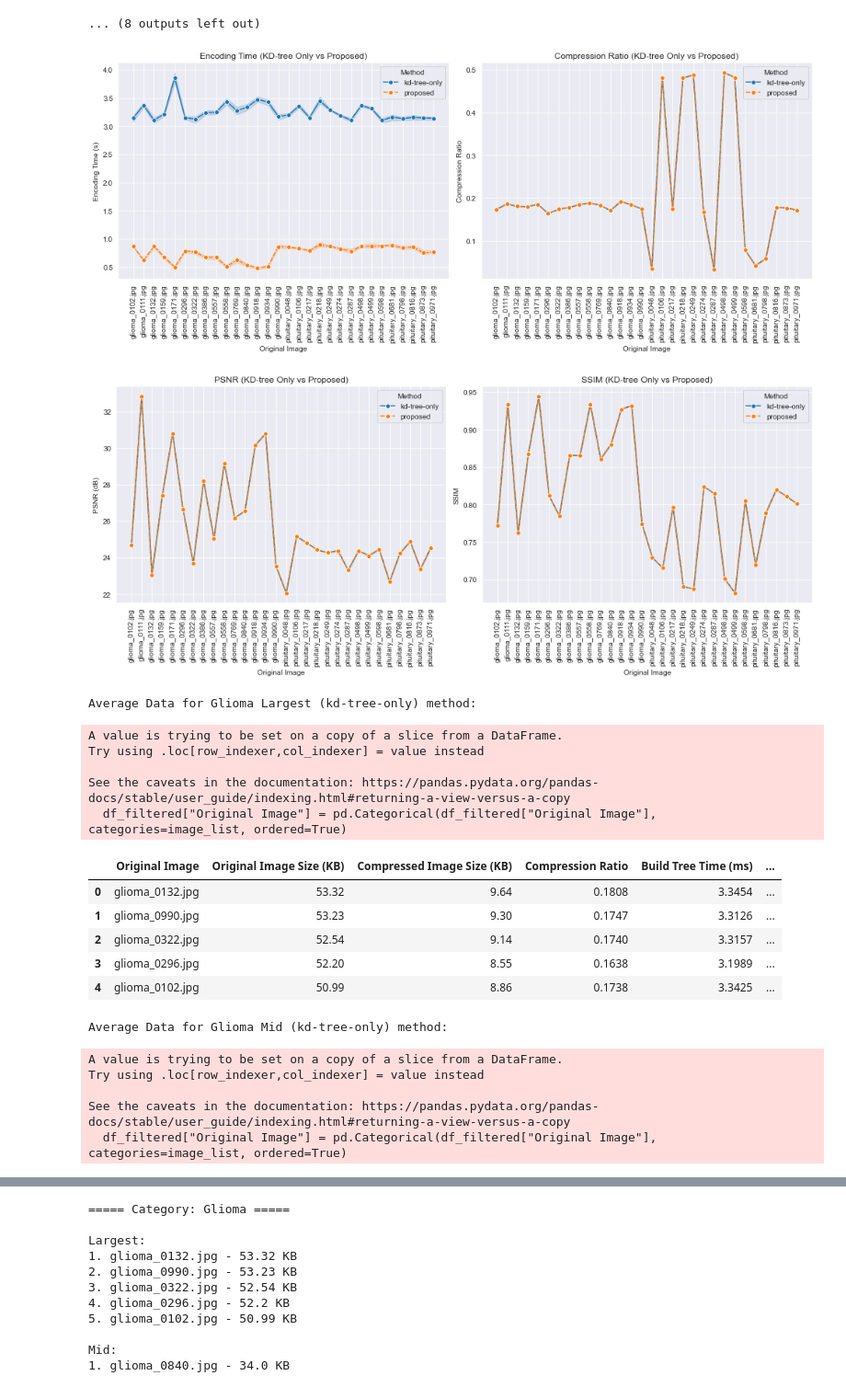
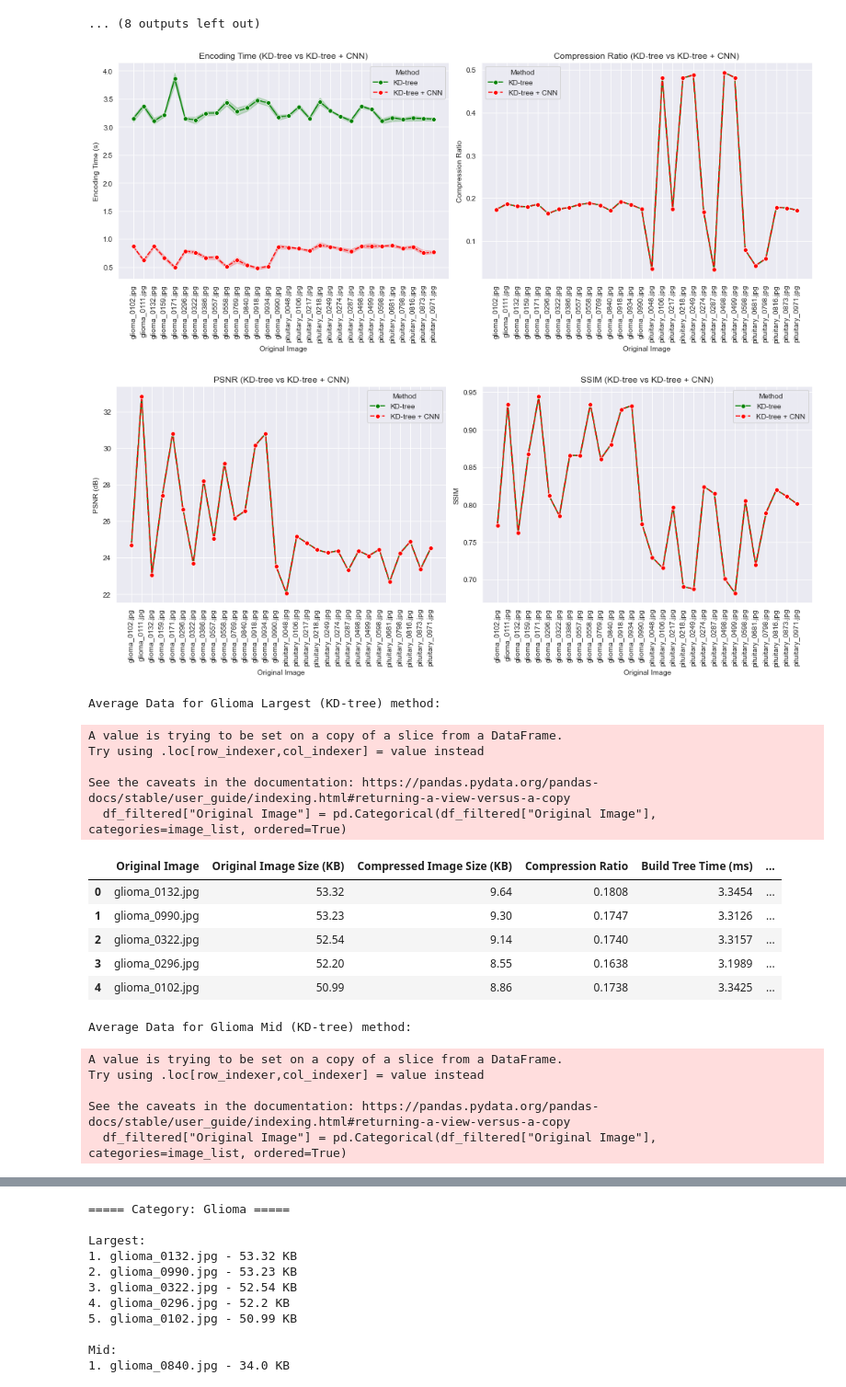
Before and after one commit to cashauce/ThesisFractalCNN, a Jupyter notebook: data/tables.ipynb, the cells around one changed output, grey strips where cells are left out. Shown at 92% size. Saved outputs shown, nothing was run; the diff lists cells and outputs as text; code cells hidden in the pictures.

```diff
--- a/data/tables.ipynb
+++ b/data/tables.ipynb
@@ -727,8 +779,14 @@ df = pd.read_csv(multiTest_csvFile)
 # Apply the conversion function to the "Compression Ratio" column
 df["Compression Ratio"] = df["Compressed Image Size (KB)"] / df["Original Image Size (KB)"]
 
+# Rename method labels
+df["Method"] = df["Method"].replace({
+    "kd-tree-only": "KD-tree",
+    "proposed": "KD-tree + CNN"
+})
+
 # Filter only kd-tree-only and proposed methods
-df_filtered = df[df["Method"].isin(["kd-tree-only", "proposed"])]
+df_filtered = df[df["Method"].isin(["KD-tree", "KD-tree + CNN"])]
 df_filtered = df_filtered.sort_values(by="Original Image")
 
 
@@ -744,10 +802,11 @@ sns.lineplot(
     y="Encoding Time (s)",
     hue="Method",
     style="Method",
-    marker="o"
+    marker="o",
+    palette=palette
 )
 plt.xticks(rotation=90)
-plt.title("Encoding Time (KD-tree Only vs Proposed)")
+plt.title("Encoding Time (KD-tree vs KD-tree + CNN)")
 plt.ylabel("Encoding Time (s)")
 plt.xlabel("Original Image")
 plt.grid(True)
@@ -760,10 +819,11 @@ sns.lineplot(
     y="Compression Ratio",
     hue="Method",
     style="Method",
-    marker="o"
+    marker="o",
+    palette=palette
 )
 plt.xticks(rotation=90)
-plt.title("Compression Ratio (KD-tree Only vs Proposed)")
+plt.title("Compression Ratio (KD-tree vs KD-tree + CNN)")
 plt.ylabel("Compression Ratio")
 plt.xlabel("Original Image")
 plt.grid(True)
@@ -784,10 +844,11 @@ sns.lineplot(
     y="PSNR (dB)",
     hue="Method",
     style="Method",
-    marker="o"
+    marker="o",
+    palette=palette
 )
 plt.xticks(rotation=90)
-plt.title("PSNR (KD-tree Only vs Proposed)")
+plt.title("PSNR (KD-tree vs KD-tree + CNN)")
 plt.ylabel("PSNR (dB)")
 plt.xlabel("Original Image")
 plt.grid(True)
@@ -800,10 +861,11 @@ sns.lineplot(
     y="SSIM",
     hue="Method",
     style="Method",
-    marker="o"
+    marker="o",
+    palette=palette
 )
 plt.xticks(rotation=90)
-plt.title("SSIM (KD-tree Only vs Proposed)")
+plt.title("SSIM (KD-tree vs KD-tree + CNN)")
 plt.ylabel("SSIM")
 plt.xlabel("Original Image")
 plt.grid(True)
@@ -813,7 +875,7 @@ plt.show()
 
 
 # Group by "Original Image" and calculate the mean for each column for the kd-tree-only method
-df_kd_tree = df[df["Method"] == "kd-tree-only"].groupby("Original Image").agg({
+df_kd_tree = df[df["Method"] == "KD-tree"].groupby("Original Image").agg({
     "Original Image Size (KB)": "mean",
     "Compressed Image Size (KB)": "mean",
     "Compression Ratio": "mean",
@@ -843,37 +905,37 @@ def display_avg_data(image_list, method_df, method_name):
         "Compression Ratio": 4,
         "Build Tree Time (ms)": 4,
         "Nearest Search Time (ms)": 4,
         "CNN Inference Time (ms)": 4,
         "Encoding Time (s)": 4,
         "Decoding Time (s)": 4,
         "PSNR (dB)": 4,
         "SSIM": 4,
         "Blocks (blocks/s)": 4
     })
 
     # Display the filtered and ordered data
     print(f"Average Data for {method_name} method:")
     display(df_filtered[[
         "Original Image", "Original Image Size (KB)", "Compressed Image Size (KB)",
         "Compression Ratio", "Build Tree Time (ms)", "Nearest Search Time (ms)",
         "CNN Inference Time (ms)", "Encoding Time (s)", "Decoding Time (s)",
         "PSNR (dB)", "SSIM", "Blocks (blocks/s)"
     ]])
     print("\n")
 
 # Now, let's display the averaged data for each category using the kd-tree-only method
 for category, image_list in zip(
     ["Glioma Largest", "Glioma Mid", "Glioma Smallest",
      "Pituitary Largest", "Pituitary Mid", "Pituitary Smallest"],
     [glioma_Largest, glioma_Mid, glioma_Smallest,
      pituitary_Largest, pituitary_Mid, pituitary_Smallest]):
 
     # Display averaged data for the kd-tree-only method
-    display_avg_data(image_list, df_kd_tree, f"{category} (kd-tree-only)")
+    display_avg_data(image_list, df_kd_tree, f"{category} (KD-tree)")
 # %% [output]
-[figure, old version]
+[figure, new version]
-[figure, old version]
+[figure, new version]
-Average Data for Glioma Largest (kd-tree-only) method:
+Average Data for Glioma Largest (KD-tree) method:
 A value is trying to be set on a copy of a slice from a DataFrame.
 Try using .loc[row_indexer,col_indexer] = value instead
 
@@ -885,7 +947,7 @@ See the caveats in the documentation: https://pandas.pydata.org/pandas-docs/stab
 | 2 | glioma_0322.jpg | 52.54 | 9.14 | 0.1740 | 3.3157 | ... |
 | 3 | glioma_0296.jpg | 52.20 | 8.55 | 0.1638 | 3.1989 | ... |
 | 4 | glioma_0102.jpg | 50.99 | 8.86 | 0.1738 | 3.3425 | ... |
-Average Data for Glioma Mid (kd-tree-only) method:
+Average Data for Glioma Mid (KD-tree) method:
 A value is trying to be set on a copy of a slice from a DataFrame.
 Try using .loc[row_indexer,col_indexer] = value instead
 
```
Also changed, not shown: parts of 4 cells of this notebook.
